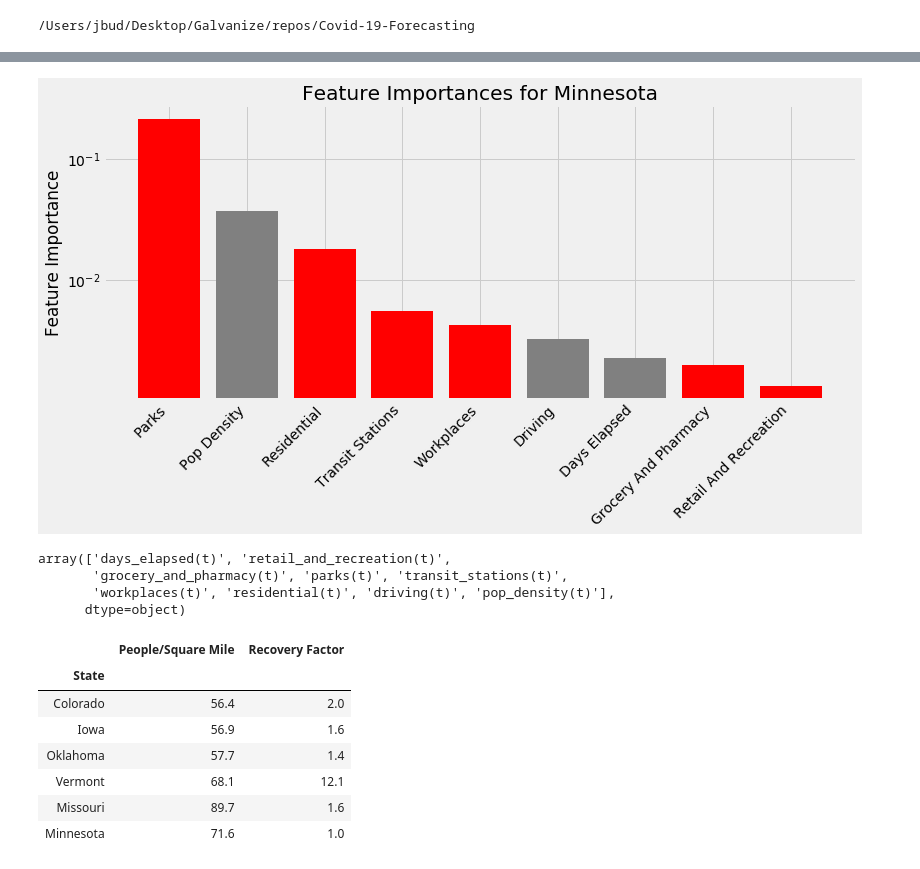
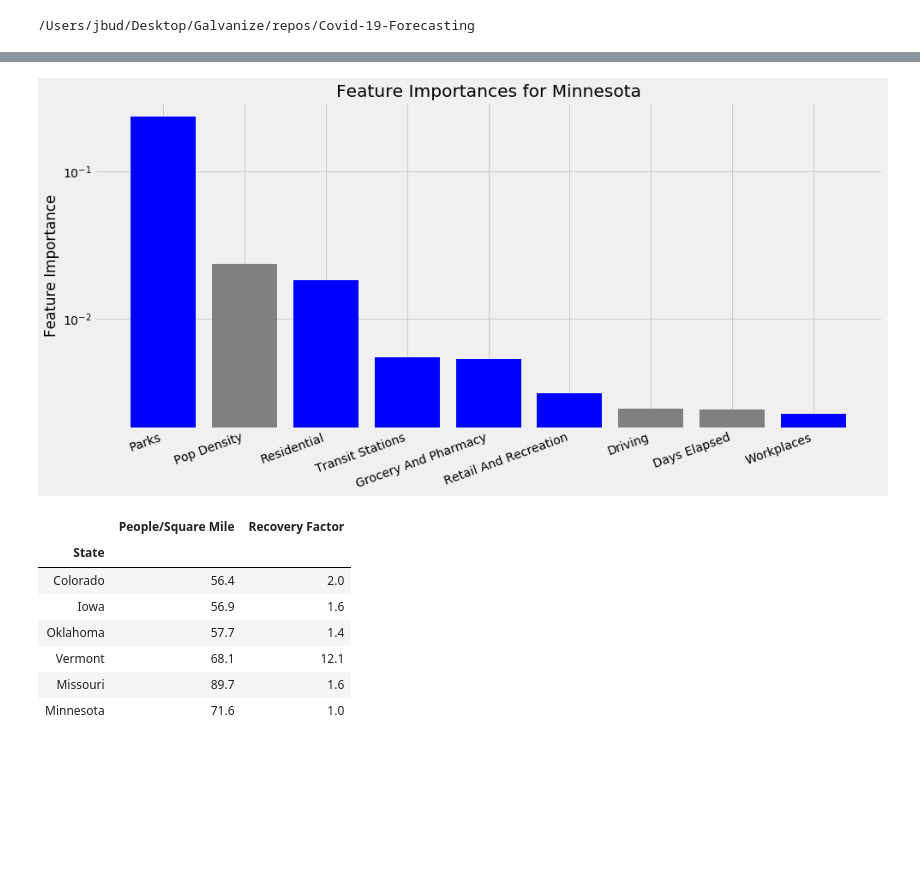
Before and after one commit to Jbudnick/Covid-19-Forecasting, a Jupyter notebook: notebooks/EDA_State_Comparison.ipynb, the cells around one changed output, grey strips where cells are left out. Cells and saved outputs as stored; diff of their text form; code cells hidden in the pictures; blank space fills up the shorter version.

```diff
--- a/notebooks/EDA_State_Comparison.ipynb
+++ b/notebooks/EDA_State_Comparison.ipynb
@@ -709,4 +813,11 @@ rmse: 10.488151416332139
 The Most similar states to Minnesota that meet the comparable parameters are: ['Colorado' 'Iowa' 'Oklahoma' 'Vermont' 'Missouri']. These will be used to predict for Minnesota.
+# %%
+import matplotlib.pyplot as plt
+import matplotlib
+from mpl_toolkits.basemap import Basemap
+matplotlib.rcParams.update({'font.size': 20})
+plt.style.use('fivethirtyeight')
+plt.close('all')
 # %%
 State_Compile.get_feature_importances().T
 # %% [output]
@@ -715,39 +826,21 @@ State_Compile.get_feature_importances().T
 1 rows × 30 columns
 # %%
-fig, ax = plt.subplots(figsize = (12, 6))
+fig, ax = plt.subplots(figsize = (14, 7))
 feat_importance = pd.DataFrame(State_Compile.get_feature_importances().T.iloc[:, -9:].values.flatten()).T
 cols = State_Compile.get_feature_importances().T.iloc[:, -9:].columns.values
 feat_importance.columns = [x.replace('_', ' ').replace('(t)', '').title() for x in cols]
 feat_importance.sort_values(by =0, axis = 1, ascending = False, inplace = True)
-colors = ['red', 'grey', 'red', 'red', 'red', 'grey', 'grey', 'red']
+colors = ['blue', 'grey', 'blue', 'blue', 'blue', 'blue', 'gray', 'grey', 'blue']
 
 ax.bar(feat_importance.columns, feat_importance.values.flatten(), color = colors)
 plt.yscale('log')
 ax.set_title('Feature Importances for {}'.format(state))
 ax.set_ylabel('Feature Importance')
-fig.autofmt_xdate(rotation = 45)
+fig.autofmt_xdate(rotation = 20)
+fig.tight_layout()
 fig.savefig('images/MN_Feat')
 # %% [output]
-[figure, old version]
+[figure, new version]
-# %%
-fig, ax = plt.subplots(figsize = (12, 6))
-feat_importance = pd.DataFrame(State_Compile.get_feature_importances().T.iloc[:, -9:].values.flatten()).T
-cols = State_Compile.get_feature_importances().T.iloc[:, -9:].columns.values
-feat_importance.columns = [x.replace('_', ' ').replace('(t)', '').title() for x in cols]
-feat_importance.sort_values(by =0, axis = 1, ascending = False, inplace = True)
-colors = ['red', 'grey', 'red', 'red', 'red', 'grey', 'grey', 'red']
-
-ax.bar(feat_importance.columns, feat_importance.values.flatten(), color = colors)
-plt.yscale('log')
-ax.set_title('Feature Importances for {}'.format(state))
-ax.set_ylabel('Feature Importance')
-fig.autofmt_xdate(rotation = 45)
-fig.savefig('images/MN_Feat')
-# %% [output]
-array(['days_elapsed(t)', 'retail_and_recreation(t)',
-       'grocery_and_pharmacy(t)', 'parks(t)', 'transit_stations(t)',
-       'workplaces(t)', 'residential(t)', 'driving(t)', 'pop_density(t)'],
-      dtype=object)
 # %%
 Recov_df = round(Similar_States_Init.master_pop_density_df.loc[np.append(similar_states, state)], 1)
 Recov_df.rename(columns = {'pop_density': 'People/Square Mile'}, inplace = True)
```
Also changed, not shown: parts of 46 cells of this notebook, 6 other files.
